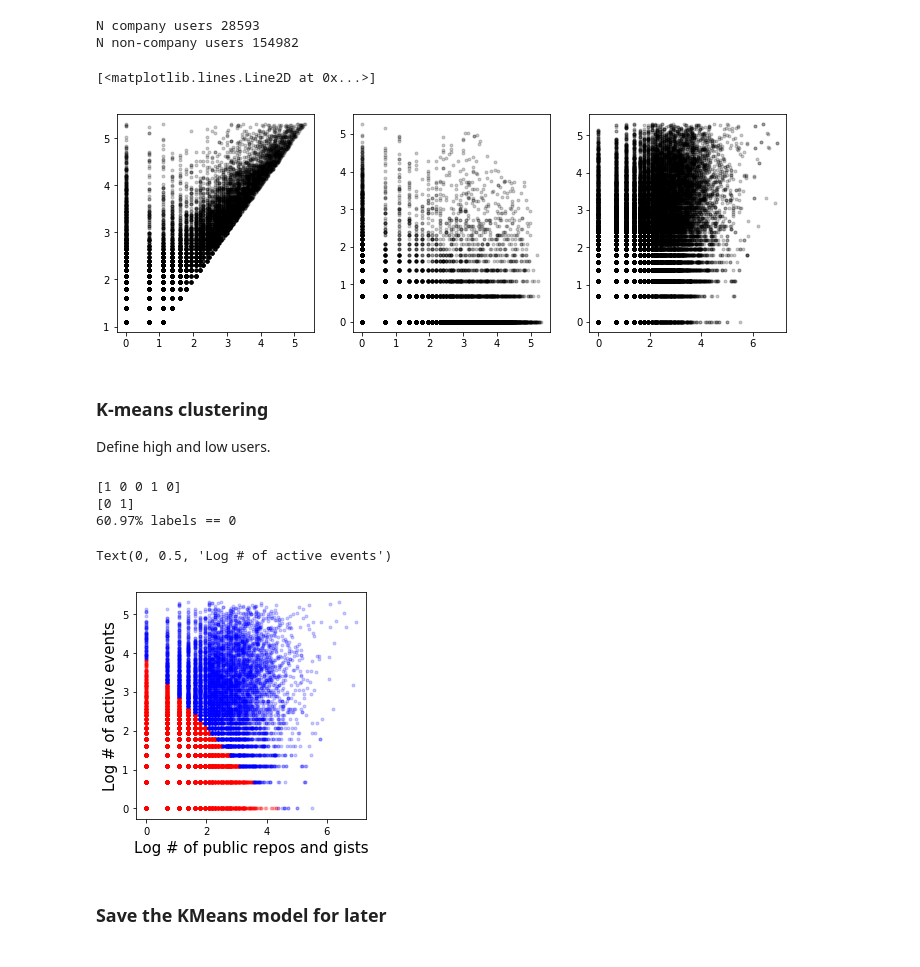
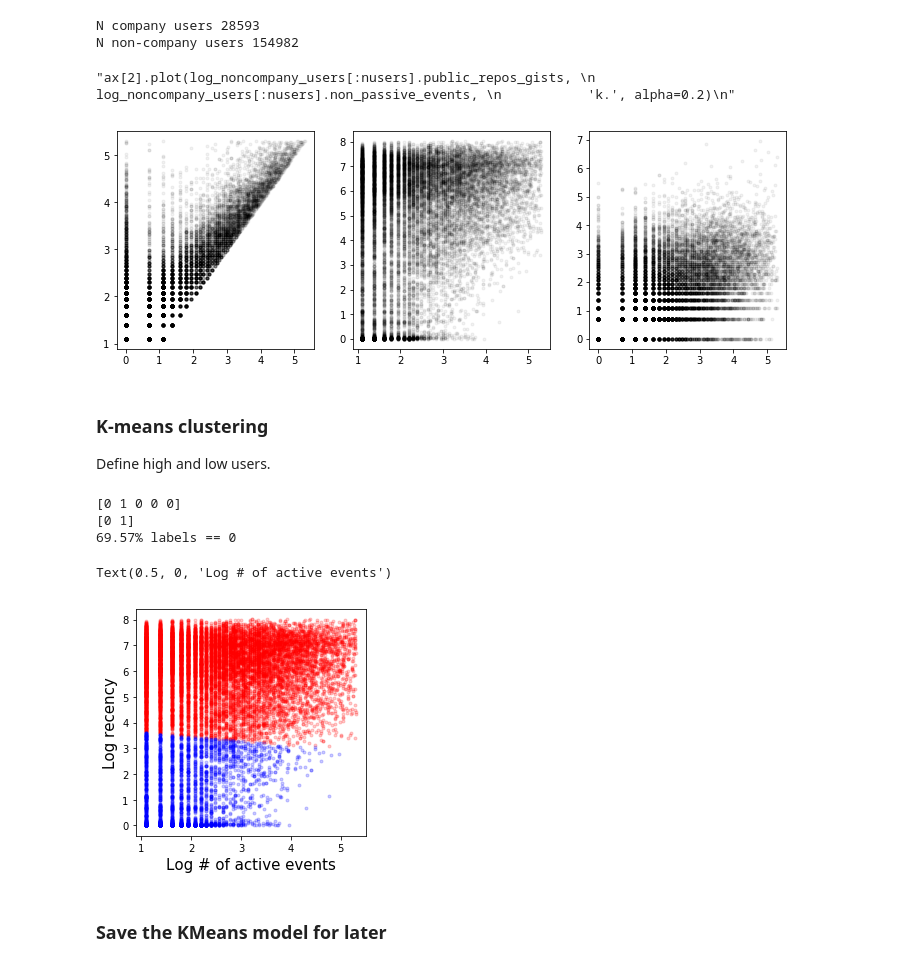
Before and after one commit to bps10/github-churn, a Jupyter notebook: Data_exploration.ipynb, the cells around one changed output. Drawn from its saved outputs; the diff is of its cells as text; code cells hidden in the pictures.

```diff
--- a/Data_exploration.ipynb
+++ b/Data_exploration.ipynb
@@ -19,7 +19,8 @@ import helper as h
 # %% [markdown]
 [Group each in BigQuery](https://stackoverflow.com/questions/22600299/understanding-resources-exceeded-during-query-execution-with-group-each-by-in)
 # %%
-user_data = h.get_merged_data(appName='data-exploration', year='2016').toPandas()
+user_data = h.get_merged_data(appName='data-exploration', year='2016')
+user_data = user_data.toPandas()
 user_data.head().transpose()
 # %% [output]
 % of users dropped 4.698526359485271
@@ -204,11 +185,12 @@ N company users 28593
 N non-company users 154982
 # %%
 nusers = 20000
+noncompany_users = noncompany_users[noncompany_users.recency >= 0]
 
 log_noncompany_users = noncompany_users[
     ['PushEvent_count', 'CommitCommentEvent_count',
      'DeleteEvent_count', 'GollumEvent_count', 'IssueCommentEvent_count',
-     'MemberEvent_count', 'WatchEvent_count',
+     'MemberEvent_count', 'WatchEvent_count', 'recency',
      'frequency', 'public_repos_count', 'public_gists_count']].apply(lambda x: np.log(x + 1))
 
 log_noncompany_users['non_passive_events'] = (noncompany_users[:nusers].frequency -
@@ -226,31 +208,31 @@ fig, ax = plt.subplots(1, 3, figsize=(12, 4))
 
 ax[0].plot(log_noncompany_users[:nusers].PushEvent_count,
          log_noncompany_users[:nusers].frequency,
-         'k.', alpha=0.2)
+         'k.', alpha=0.05)
 
-ax[1].plot(log_noncompany_users[:nusers].PushEvent_count,
-         log_noncompany_users[:nusers].WatchEvent_count,
-         'k.', alpha=0.2)
+ax[1].plot(log_noncompany_users[:nusers].frequency,
+         log_noncompany_users[:nusers].recency,
+         'k.', alpha=0.05)
 
-ax[2].plot(log_noncompany_users[:nusers].public_repos_count,
-         log_noncompany_users[:nusers].frequency,
-         'k.', alpha=0.2)
+ax[2].plot(log_noncompany_users[:nusers].non_passive_events,
+         log_noncompany_users[:nusers].public_repos_gists,
+         'k.', alpha=0.05)
 
-ax[2].plot(log_noncompany_users[:nusers].public_repos_gists,
+'''ax[2].plot(log_noncompany_users[:nusers].public_repos_gists,
            log_noncompany_users[:nusers].non_passive_events,
            'k.', alpha=0.2)
-
+'''
 #plt.ylim([0, 75])
 # %% [output]
-[<matplotlib.lines.Line2D at 0x...>]
+"ax[2].plot(log_noncompany_users[:nusers].public_repos_gists, \n           log_noncompany_users[:nusers].non_passive_events, \n           'k.', alpha=0.2)\n"
-[figure, old version]
+[figure, new version]
 # %% [markdown]
 ### K-means clustering
 
 Define high and low users.
 # %%
-X = np.array([log_noncompany_users[:nusers].public_repos_gists,
-              log_noncompany_users[:nusers].non_passive_events]).T
+X = np.array([log_noncompany_users[:nusers].frequency,
+              log_noncompany_users[:nusers].recency]).T
 kmeans = KMeans(n_clusters=2, random_state=0).fit(X)
 # %%
 labels = kmeans.predict(X)
@@ -258,27 +240,27 @@ print(labels[:5])
 print(np.unique(labels))
 print('{0}% labels == 0'.format(np.round(np.sum(labels == 0) / len(labels) * 100, 2)))
 # %% [output]
-[1 0 0 1 0]
+[0 1 0 0 0]
 [0 1]
-60.97% labels == 0
+69.57% labels == 0
 # %%
 fsize=15
 fig, ax = plt.subplots(1, 1, figsize=(4, 4))
 fig.set_tight_layout(True)
 
-ax.plot(log_noncompany_users[:nusers].public_repos_gists.values[labels == 0],
-             log_noncompany_users[:nusers].non_passive_events.values[labels == 0],
+ax.plot(log_noncompany_users[:nusers].frequency.values[labels == 0],
+             log_noncompany_users[:nusers].recency.values[labels == 0],
                'r.', alpha=0.2)
 
-ax.plot(log_noncompany_users[:nusers].public_repos_gists.values[labels == 1],
-             log_noncompany_users[:nusers].non_passive_events.values[labels == 1],
+ax.plot(log_noncompany_users[:nusers].frequency.values[labels == 1],
+             log_noncompany_users[:nusers].recency.values[labels == 1],
                'b.', alpha=0.2)
 
-ax.set_xlabel('Log # of public repos and gists', fontsize=fsize)
-ax.set_ylabel('Log # of active events', fontsize=fsize)
+ax.set_ylabel('Log recency', fontsize=fsize)
+ax.set_xlabel('Log # of active events', fontsize=fsize)
 # %% [output]
-Text(0, 0.5, 'Log # of active events')
+Text(0.5, 0, 'Log # of active events')
-[figure, old version]
+[figure, new version]
 # %% [markdown]
 ### Save the KMeans model for later
 # %%
```
Also changed, not shown: parts of 5 cells of this notebook, 6 other files.
